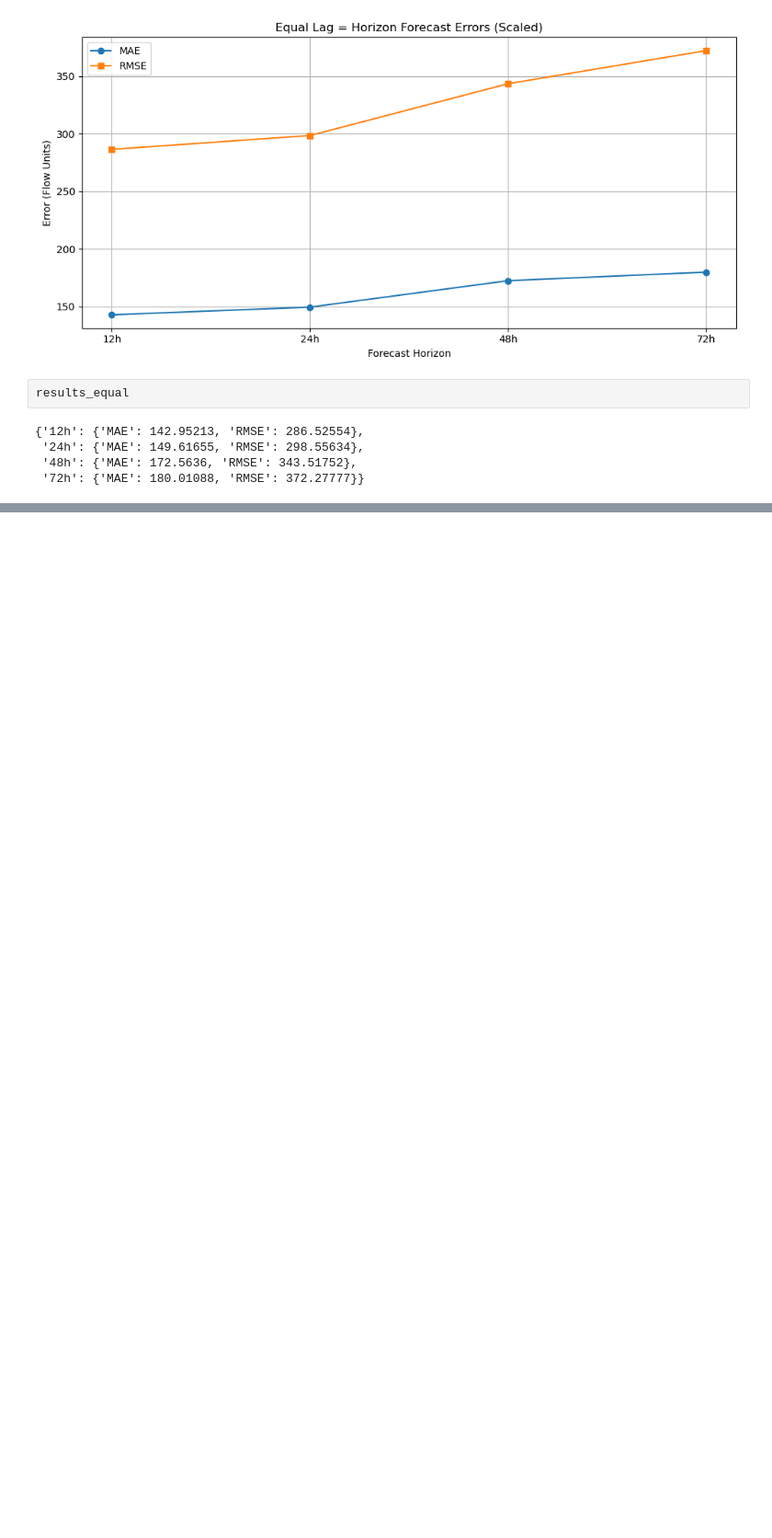
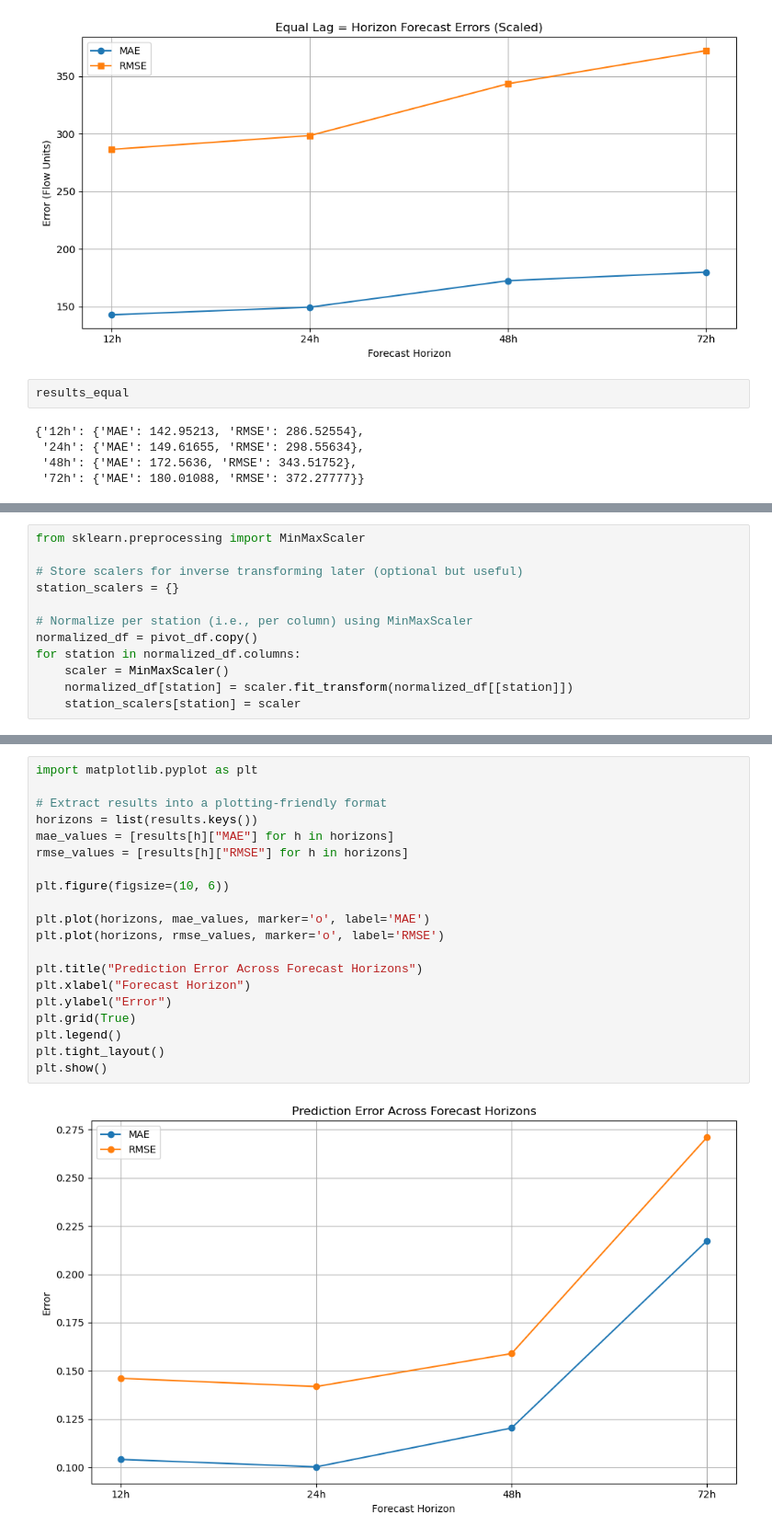
Before and after one commit to RichelCode/EV-Charging-Analysis, a Jupyter notebook: CNN_GRU_LSTM.ipynb, the cells around one changed output, grey strips where cells are left out. Shown at 92% size. Cells and saved outputs as stored; diff of their text form; blank space fills up the shorter version.

```diff
--- a/CNN_GRU_LSTM.ipynb
+++ b/CNN_GRU_LSTM.ipynb
@@ -858,0 +861,12 @@ results_equal
+# %%
+from sklearn.preprocessing import MinMaxScaler
+
+# Store scalers for inverse transforming later (optional but useful)
+station_scalers = {}
+
+# Normalize per station (i.e., per column) using MinMaxScaler
+normalized_df = pivot_df.copy()
+for station in normalized_df.columns:
+    scaler = MinMaxScaler()
+    normalized_df[station] = scaler.fit_transform(normalized_df[[station]])
+    station_scalers[station] = scaler
@@ -858,0 +1059,22 @@ results_equal
+# %%
+import matplotlib.pyplot as plt
+
+# Extract results into a plotting-friendly format
+horizons = list(results.keys())
+mae_values = [results[h]["MAE"] for h in horizons]
+rmse_values = [results[h]["RMSE"] for h in horizons]
+
+plt.figure(figsize=(10, 6))
+
+plt.plot(horizons, mae_values, marker='o', label='MAE')
+plt.plot(horizons, rmse_values, marker='o', label='RMSE')
+
+plt.title("Prediction Error Across Forecast Horizons")
+plt.xlabel("Forecast Horizon")
+plt.ylabel("Error")
+plt.grid(True)
+plt.legend()
+plt.tight_layout()
+plt.show()
+# %% [output]
+[figure, added]
```
Also changed, not shown: parts of 6 cells of this notebook.
